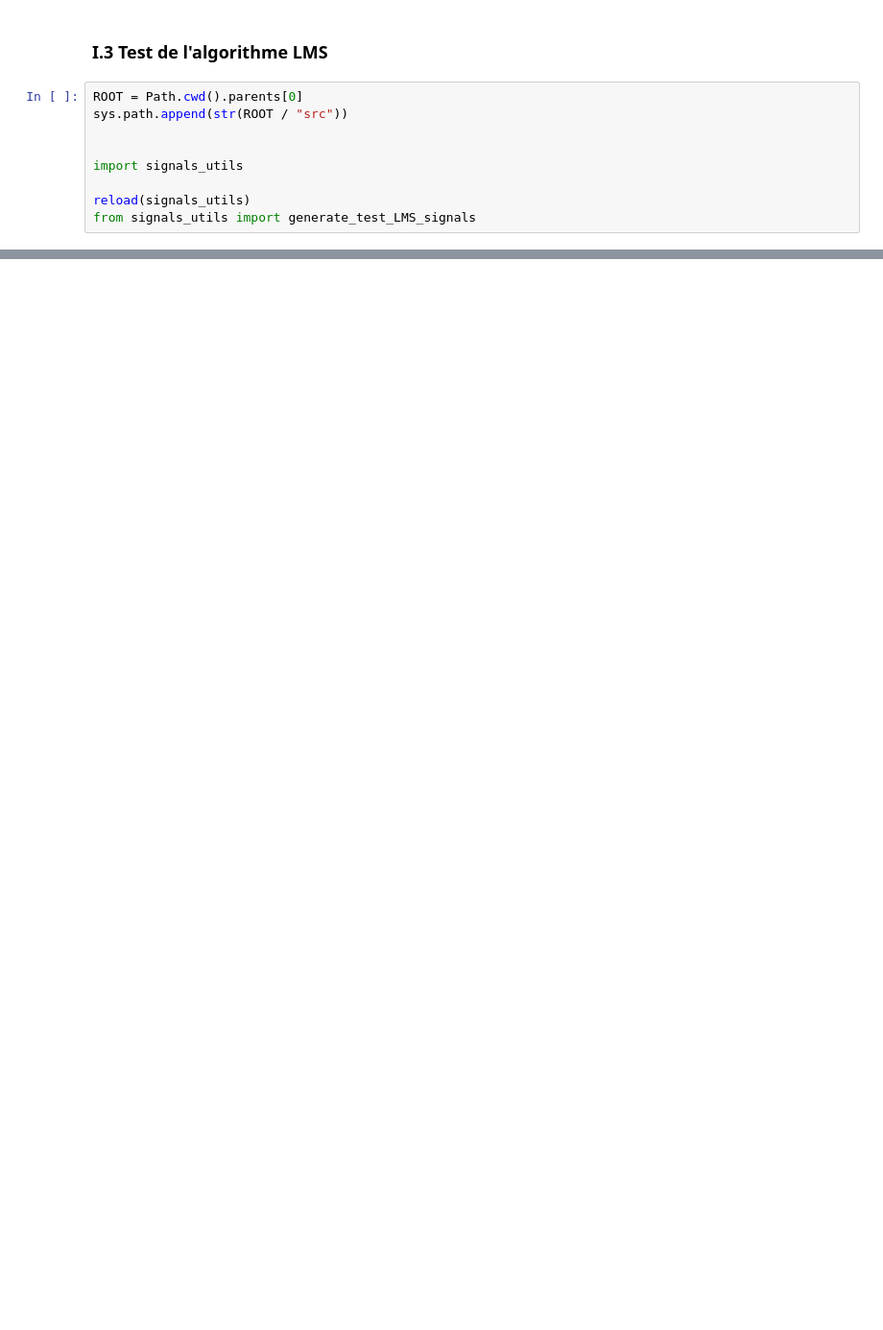
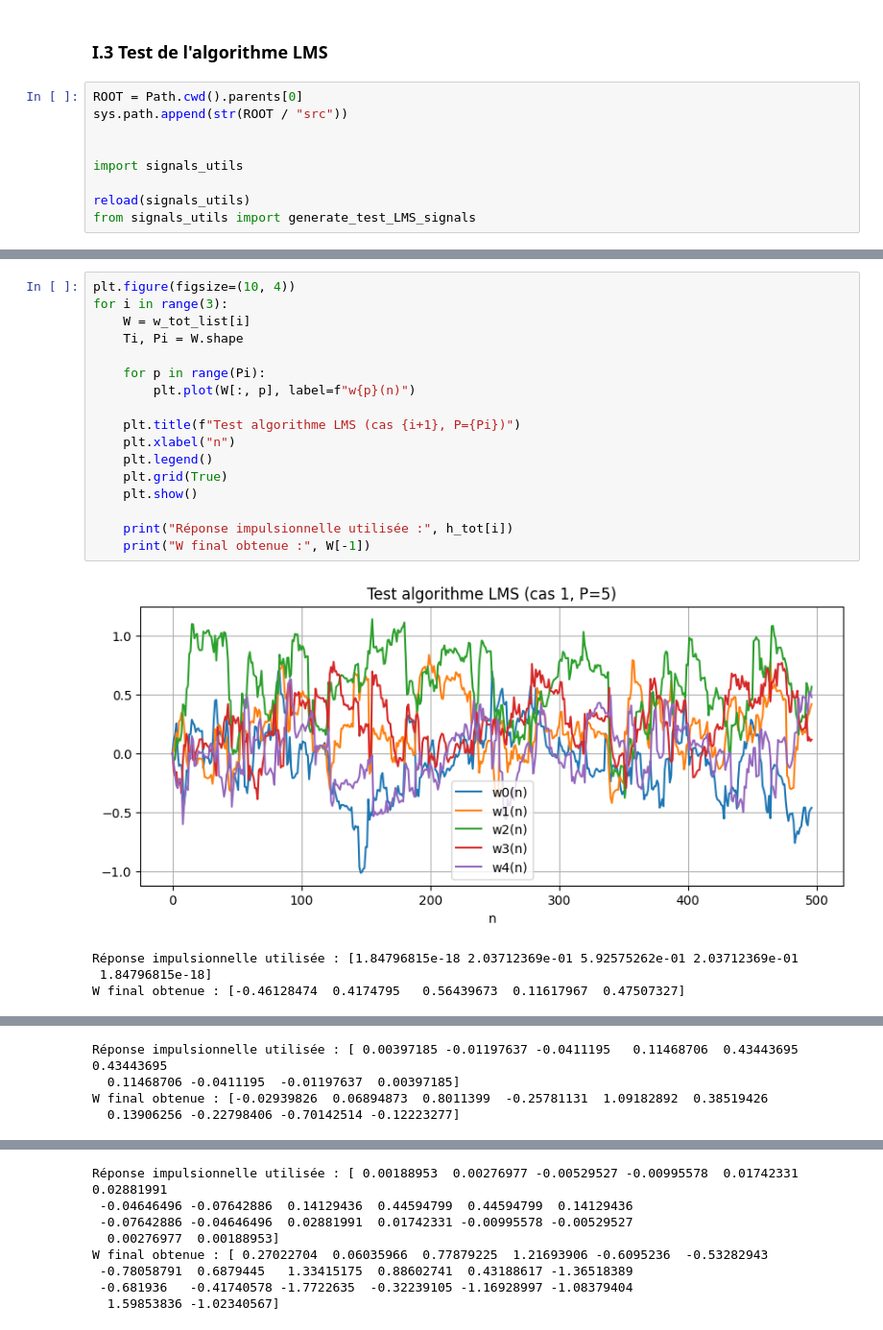
Before and after one commit to PailBoy/TP_SIGNAL_AVANCE, a Jupyter notebook: TP1/notebook/TP_LMS_IMAHO_EL_BOUROUMI.ipynb, the cells around one changed output, grey strips where cells are left out. Shown at 96% size. Drawn from its saved outputs; the diff is of its cells as text; blank space fills up the shorter version.

```diff
--- a/TP1/notebook/TP_LMS_IMAHO_EL_BOUROUMI.ipynb
+++ b/TP1/notebook/TP_LMS_IMAHO_EL_BOUROUMI.ipynb
@@ -174,3 +176,25 @@ Réponse impulsionnelle utilisée : [ 0.00188953  0.00276977 -0.00529527 -0.0099
  -0.04646496 -0.07642886  0.14129436  0.44594799  0.44594799  0.14129436
  -0.07642886 -0.04646496  0.02881991  0.01742331 -0.00995578 -0.00529527
   0.00276977  0.00188953]
+# %%
+plt.figure(figsize=(10, 4))
+for i in range(3):
+    W = w_tot_list[i]
+    Ti, Pi = W.shape
+
+    for p in range(Pi):
+        plt.plot(W[:, p], label=f"w{p}(n)")
+
+    plt.title(f"Test algorithme LMS (cas {i+1}, P={Pi})")
+    plt.xlabel("n")
+    plt.legend()
+    plt.grid(True)
+    plt.show()
+
+    print("Réponse impulsionnelle utilisée :", h_tot[i])
+    print("W final obtenue :", W[-1])
+# %% [output]
+[figure, added]
+Réponse impulsionnelle utilisée : [1.84796815e-18 2.03712369e-01 5.92575262e-01 2.03712369e-01
+ 1.84796815e-18]
+W final obtenue : [-0.46128474  0.4174795   0.56439673  0.11617967  0.47507327]
@@ -176,0 +202,4 @@ Réponse impulsionnelle utilisée : [ 0.00188953  0.00276977 -0.00529527 -0.0099
+Réponse impulsionnelle utilisée : [ 0.00397185 -0.01197637 -0.0411195   0.11468706  0.43443695  0.43443695
+  0.11468706 -0.0411195  -0.01197637  0.00397185]
+W final obtenue : [-0.02939826  0.06894873  0.8011399  -0.25781131  1.09182892  0.38519426
+  0.13906256 -0.22798406 -0.70142514 -0.12223277]
@@ -176,0 +207,8 @@ Réponse impulsionnelle utilisée : [ 0.00188953  0.00276977 -0.00529527 -0.0099
+Réponse impulsionnelle utilisée : [ 0.00188953  0.00276977 -0.00529527 -0.00995578  0.01742331  0.02881991
+ -0.04646496 -0.07642886  0.14129436  0.44594799  0.44594799  0.14129436
+ -0.07642886 -0.04646496  0.02881991  0.01742331 -0.00995578 -0.00529527
+  0.00276977  0.00188953]
+W final obtenue : [ 0.27022704  0.06035966  0.77879225  1.21693906 -0.6095236  -0.53282943
+ -0.78058791  0.6879445   1.33415175  0.88602741  0.43188617 -1.36518389
+ -0.681936   -0.41740578 -1.7722635  -0.32239105 -1.16928997 -1.08379404
+  1.59853836 -1.02340567]
```
Also changed, not shown: parts of 12 cells of this notebook, 1 other file.
